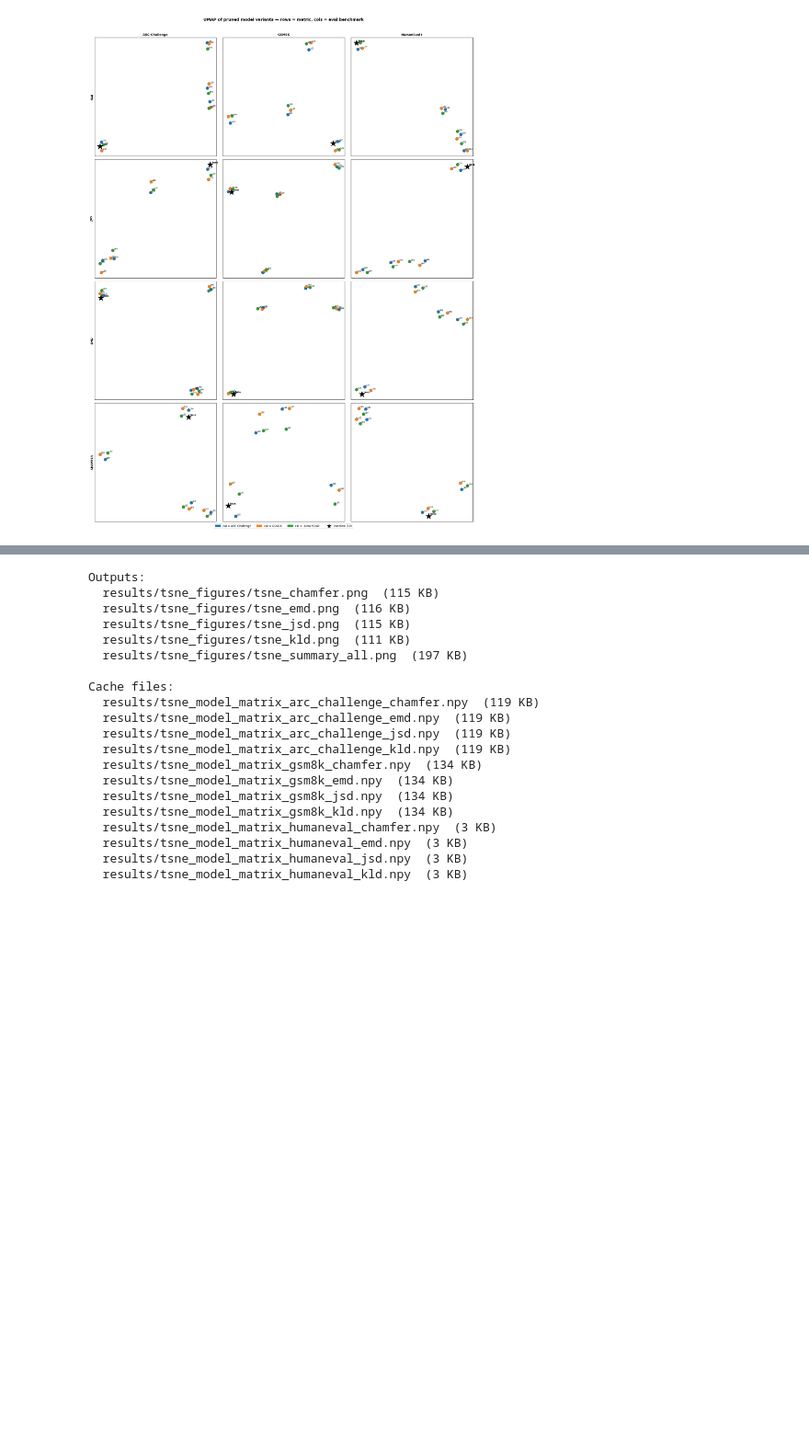
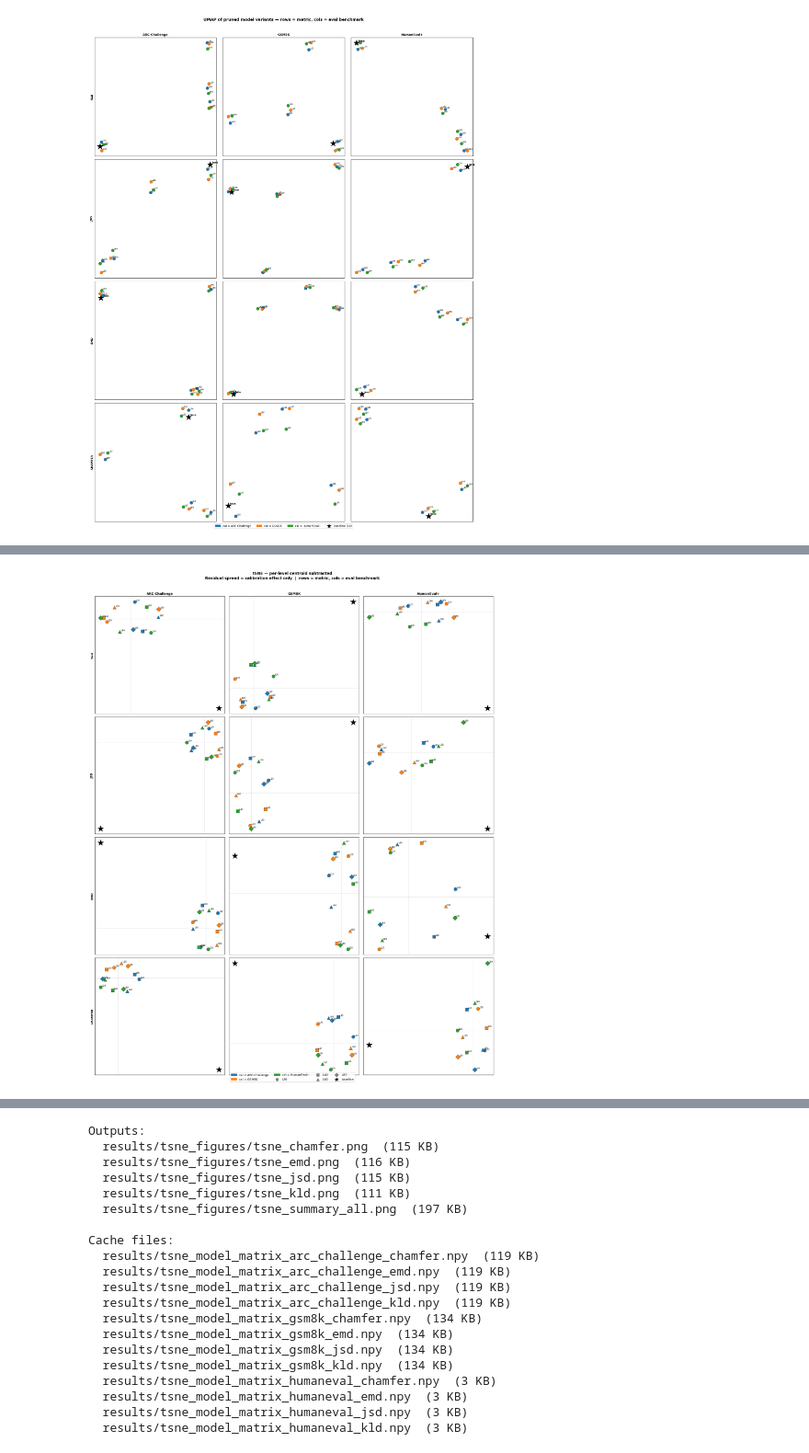
Before and after one commit to rengzhengcodes/pruning-metrics, a Jupyter notebook: notebooks/experiment/05_tsne.ipynb, the cells around one changed output, grey strips where cells are left out. Shown at 92% size. Saved outputs shown, nothing was run; the diff lists cells and outputs as text; code cells hidden in the pictures; blank space fills up the shorter version.

```diff
--- a/notebooks/experiment/05_tsne.ipynb
+++ b/notebooks/experiment/05_tsne.ipynb
@@ -645,0 +741,91 @@ Saved summary: /var/home/three-kingdoms/work/pruning-metrics/notebooks/experimen
+# %%
+def plot_centered_embeddings(results_dict, algo_name, out_dir):
+    """Plot per-level-centroid-subtracted embeddings in a 4×3 grid."""
+    # level -> model indices in row_meta (excl. baseline at 0)
+    level_idxs = {
+        20: [1, 5, 9],
+        40: [2, 6, 10],
+        60: [3, 7, 11],
+        80: [4, 8, 12],
+    }
+
+    fig, axes = plt.subplots(4, 3, figsize=(18, 22))
+    for row_idx, metric_name in enumerate(METRIC_NAMES):
+        for col_idx, eval_bench in enumerate(DATASETS):
+            ax       = axes[row_idx, col_idx]
+            emb      = results_dict[eval_bench][metric_name]          # (13, 2)
+            row_meta = pairwise_matrices[eval_bench][metric_name][1]  # 13 dicts
+
+            # Center each pruning-level cluster around its centroid
+            centered = emb.copy()
+            for idxs in level_idxs.values():
+                centroid = emb[idxs].mean(axis=0)
+                centered[idxs] -= centroid
+
+            # Baseline: center relative to mean of all level centroids
+            all_centroids = np.stack(
+                [emb[idxs].mean(axis=0) for idxs in level_idxs.values()]
+            )
+            centered[0] -= all_centroids.mean(axis=0)
+
+            # Plot
+            ax.axhline(0, color="lightgray", lw=0.5)
+            ax.axvline(0, color="lightgray", lw=0.5)
+            ax.scatter(
+                centered[0, 0], centered[0, 1],
+                c="black", marker="*", s=350, zorder=5,
+            )
+            for i, meta in enumerate(row_meta[1:], start=1):
+                level = meta["level"]
+                col   = CAL_COLORS[meta["cal"]]
+                ax.scatter(
+                    centered[i, 0], centered[i, 1],
+                    c=col, s=110, zorder=3,
+                    edgecolors="k", linewidths=0.4,
+                    marker=["o", "s", "^", "D"][[20, 40, 60, 80].index(level)],
+                )
+                ax.annotate(
+                    f"L{level}",
+                    (centered[i, 0], centered[i, 1]),
+                    xytext=(4, 3), textcoords="offset points", fontsize=6.5,
+                )
+
+            if row_idx == 0:
+                ax.set_title(BENCHMARK_LABELS[eval_bench], fontsize=10, fontweight="bold")
+            if col_idx == 0:
+                ax.set_ylabel(metric_name.upper(), fontsize=9, fontweight="bold")
+            ax.set_xticks([])
+            ax.set_yticks([])
+
+    legend_handles = [
+        mpatches.Patch(color=CAL_COLORS[cal], label=f"cal = {BENCHMARK_LABELS[cal]}")
+        for cal in DATASETS
+    ]
+    level_markers = [
+        plt.scatter([], [], c="gray", marker=mk, s=80, label=f"L{lv}")
+        for lv, mk in zip([20, 40, 60, 80], ["o", "s", "^", "D"])
+    ]
+    legend_handles.extend(level_markers)
+    legend_handles.append(plt.scatter([], [], c="black", marker="*", s=150, label="baseline"))
+    fig.legend(
+        handles=legend_handles,
+        loc="lower center", ncol=4, fontsize=9,
+        bbox_to_anchor=(0.5, -0.01),
+    )
+    fig.suptitle(
+        f"{algo_name} — per-level centroid subtracted\n"
+        "Residual spread = calibration effect only  |  rows = metric, cols = eval benchmark",
+        fontsize=12, fontweight="bold", y=1.01,
+    )
+    fig.tight_layout()
+    out = out_dir / f"{algo_name.lower()}_centered_all.png"
+    fig.savefig(out, dpi=120, bbox_inches="tight")
+    print(f"Saved: {out}")
+    plt.show()
+
+
+CENTERED_DIR = RESULTS_DIR / "cal_signal_figures"
+CENTERED_DIR.mkdir(exist_ok=True)
+plot_centered_embeddings(tsne_results,  "tSNE", CENTERED_DIR)
+plot_centered_embeddings(umap_results,  "UMAP", CENTERED_DIR)
+# %% [output]
@@ -645,0 +833 @@ Saved summary: /var/home/three-kingdoms/work/pruning-metrics/notebooks/experimen
+[figure, added]
```
Also changed, not shown: parts of 8 cells of this notebook, 3 other files.
